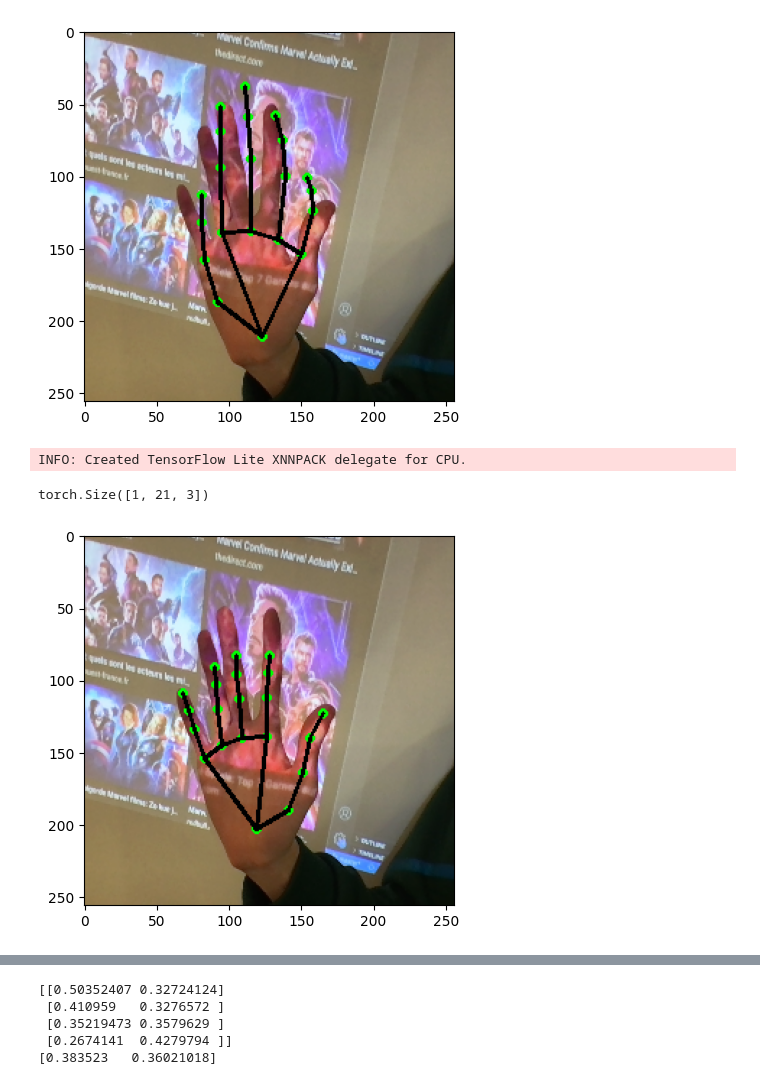
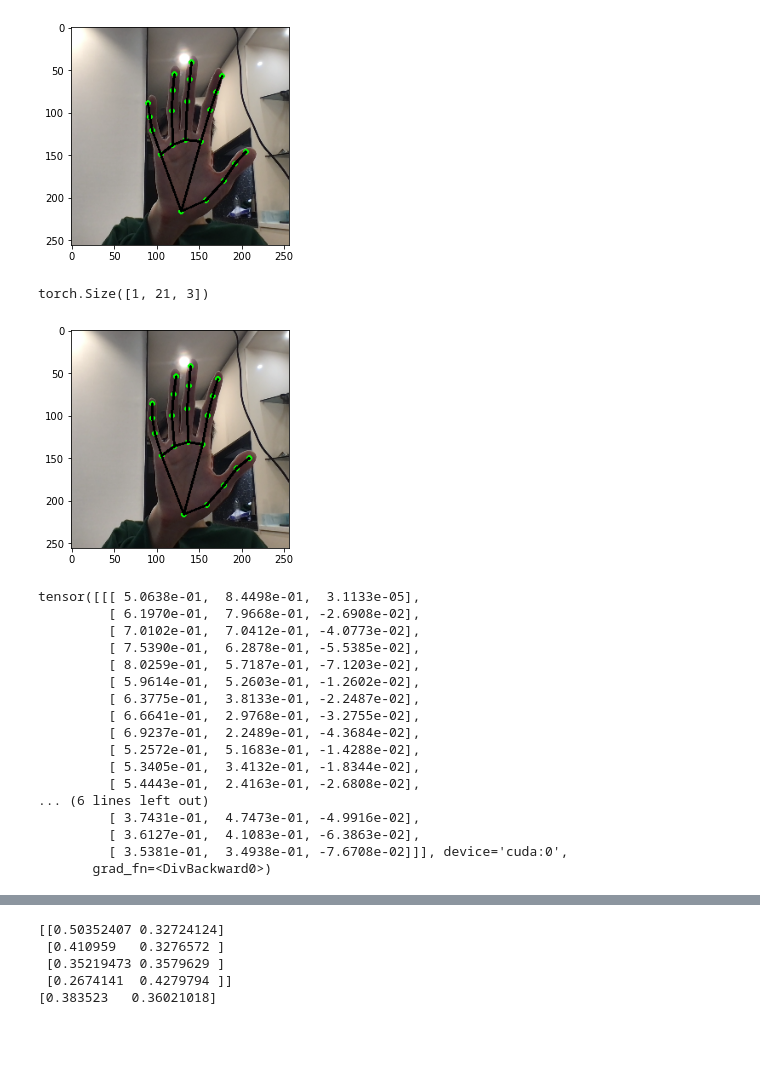
Before and after one commit to 2InfinityN6eyond/electric_board_by_camera, a Jupyter notebook: MediaPipePyTorch/train.ipynb, the cells around one changed output, grey strips where cells are left out. Cells and saved outputs as stored; diff of their text form; code cells hidden in the pictures; blank space fills up the shorter version.

```diff
--- a/MediaPipePyTorch/train.ipynb
+++ b/MediaPipePyTorch/train.ipynb
@@ -21,8 +21,9 @@ gpu = torch.device("cuda:0" if torch.cuda.is_available() else "cpu")
 torch.set_grad_enabled(True)
 
 hand_regressor = BlazeHandLandmark().to(gpu)
-hand_regressor.load_weights("blazehand_landmark copy.pth")
+hand_regressor.load_weights("blazehand_landmark_copy.pth")
 # %%
+"""
 cap = cv2.VideoCapture(0)
 cap.set(cv2.CAP_PROP_FRAME_WIDTH, 1280)
 cap.set(cv2.CAP_PROP_FRAME_HEIGHT, 720)
@@ -36,8 +37,11 @@ input_image_np = cv2.resize(
         np_image[:, 200:-200],
         cv2.COLOR_BGR2RGB
     ),
-        (256, 256),
+    (256, 256),
 )
+
+"""
+input_image_np = cv2.imread("./sample_image.png")
 
 input_image_tensor = torch.Tensor(
     input_image_np.transpose(2, 0, 1),
@@ -50,14 +54,18 @@ plt.imshow(input_image_np)
 # %%
 # blazehand
-hand_flag, handed, landmarks_blaze = hand_regressor(input_image_tensor)
+input_image_tensor_cuda = input_image_tensor.to(gpu)
+
+hand_flag, handed, landmarks_blaze = hand_regressor(
+    input_image_tensor_cuda
+)
 input_image_vis1 = input_image_np.copy()
+
 draw_normalized_hand_landmarks_on_cropped(
     input_image_vis1,
-    landmarks_blaze.detach()[0],
+    landmarks_blaze.detach().cpu()[0],
 )
 plt.imshow(input_image_vis1)
 plt.show()
-
 
 mp_drawing = mp.solutions.drawing_utils
 mp_drawing_styles = mp.solutions.drawing_styles
@@ -67,37 +75,56 @@ mp_hands = mp.solutions.hands
 # mediapipe
 with mp_hands.Hands(
     static_image_mode = False,
     model_complexity  = 1,
     min_detection_confidence = 0.2,
     min_tracking_confidence =  0.2,
 ) as hands:
 
     results = hands.process(input_image_np)
     landmark_mediapipe  = []
     if results.multi_hand_landmarks:
         for hand_landmarks in results.multi_hand_landmarks:
             landmark_mediapipe.append(
                 calc_normalized_landmark_list(hand_landmarks)
             )
     else :
         print("no hand")
 
     landmark_mediapipe = torch.Tensor(landmark_mediapipe)
 
     print(landmark_mediapipe.shape)
 
     input_image_vis2 = input_image_np.copy()
     draw_normalized_hand_landmarks_on_cropped(
         input_image_vis2,
         landmark_mediapipe[0]
     )
 
     plt.imshow(input_image_vis2)
 # %% [output]
-[figure, old version]
+[figure, new version]
-INFO: Created TensorFlow Lite XNNPACK delegate for CPU.
+torch.Size([1, 21, 3])
-torch.Size([1, 21, 3])
-[figure, old version]
+[figure, new version]
+# %%
+landmarks_blaze
+# %% [output]
+tensor([[[ 5.0638e-01,  8.4498e-01,  3.1133e-05],
+         [ 6.1970e-01,  7.9668e-01, -2.6908e-02],
+         [ 7.0102e-01,  7.0412e-01, -4.0773e-02],
+         [ 7.5390e-01,  6.2878e-01, -5.5385e-02],
+         [ 8.0259e-01,  5.7187e-01, -7.1203e-02],
+         [ 5.9614e-01,  5.2603e-01, -1.2602e-02],
+         [ 6.3775e-01,  3.8133e-01, -2.2487e-02],
+         [ 6.6641e-01,  2.9768e-01, -3.2755e-02],
+         [ 6.9237e-01,  2.2489e-01, -4.3684e-02],
+         [ 5.2572e-01,  5.1683e-01, -1.4288e-02],
+         [ 5.3405e-01,  3.4132e-01, -1.8344e-02],
+         [ 5.4443e-01,  2.4163e-01, -2.6808e-02],
+... (6 lines left out)
+         [ 3.7431e-01,  4.7473e-01, -4.9916e-02],
+         [ 3.6127e-01,  4.1083e-01, -6.3863e-02],
+         [ 3.5381e-01,  3.4938e-01, -7.6708e-02]]], device='cuda:0',
+       grad_fn=<DivBackward0>)
 # %%
 results[0].__dict__
 # %% [output]
```
Also changed, not shown: parts of 1 cell of this notebook, 8 other files.
